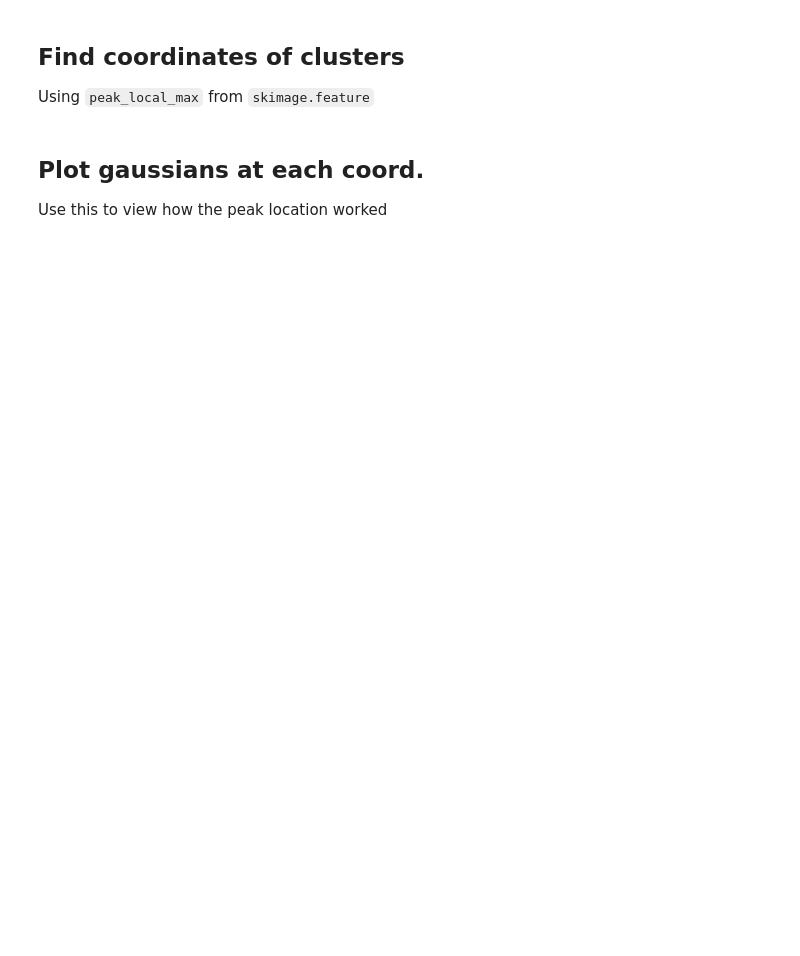
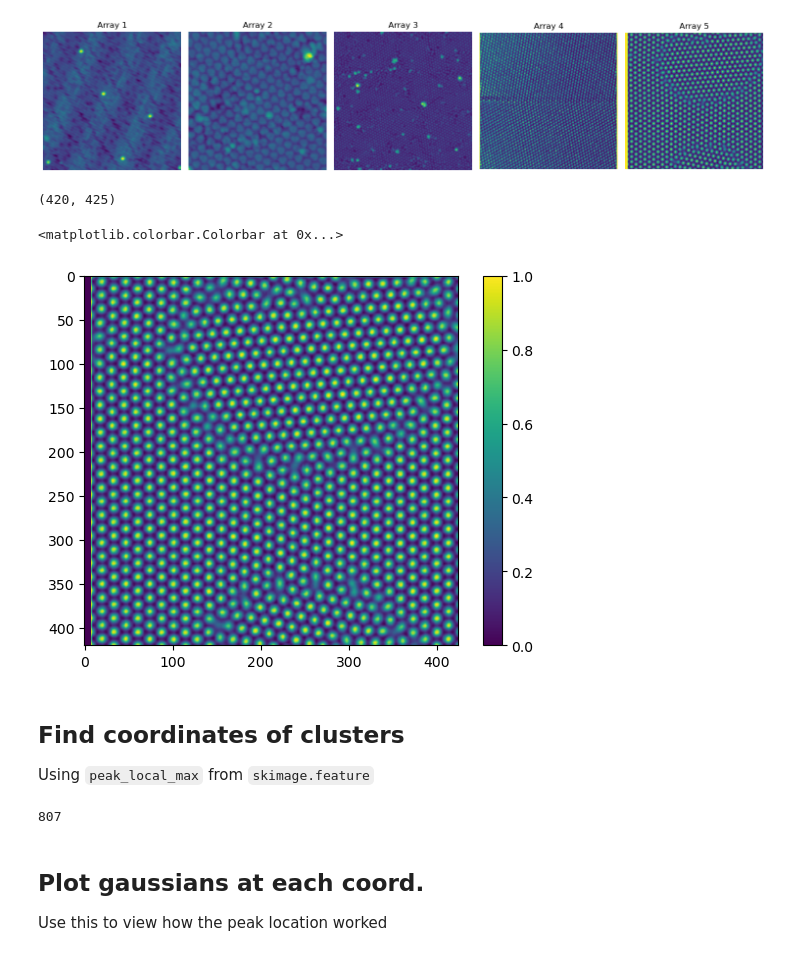
Before and after one commit to cadenmyers13/saf, a Jupyter notebook: notebooks/STM_analysis/STM.ipynb, the cells around one changed output. Saved outputs shown, nothing was run; the diff lists cells and outputs as text; code cells hidden in the pictures; blank space fills up the shorter version.

```diff
--- a/notebooks/STM_analysis/STM.ipynb
+++ b/notebooks/STM_analysis/STM.ipynb
@@ -21,47 +22,77 @@ def thresholding(image_array, threshold):
     return image_array
 # %%
 data_dir = '/Users/cadenmyers/billingelab/dev/sym_adapted_filts/data/STM_data/'
+
+# Path to the image
+tem_im = data_dir + "6foldTEM.png"
+
+# Load the image and convert to grayscale
+image = Image.open(tem_im).convert("L")  # "L" mode for grayscale
+image_array = np.array(image)
+
+# separate image_array in two halves at x index of 425
+image_array = image_array.astype(np.float32)  # Ensure the array is in float format
+
+# Convert to NumPy array
 
 # Load the data
 path1 = data_dir + "20241123_Lu166_0023.txt"
 path2 = data_dir + "20241206_Lu166_0041.txt"
 path3 = data_dir + "20241206_Lu166_0043.txt"
 
 array1 = np.loadtxt(path1)
 array2 = np.loadtxt(path2)
 array3 = np.loadtxt(path3)
+array4 = image_array[:, :425]  # Keep only the left half
+array5 = image_array[:, 425:]  # Keep only the right half
 
 # Plot all arrays
-fig, axes = plt.subplots(1, 3, figsize=(15*2, 5*2))
+fig, axes = plt.subplots(1, 5, figsize=(15, 5))
+axes = axes.flatten()  # Flatten the 2D array to a 1D array for easy indexing
 
 axes[0].imshow(array1, cmap='viridis')
 axes[0].set_title("Array 1")
 axes[0].axis('off')
 
 axes[1].imshow(array2, cmap='viridis')
 axes[1].set_title("Array 2")
 axes[1].axis('off')
 
 axes[2].imshow(array3, cmap='viridis')
 axes[2].set_title("Array 3")
 axes[2].axis('off')
 
+axes[3].imshow(array4, cmap='viridis')
+axes[3].set_title("Array 4")
+axes[3].axis('off')
+
+axes[4].imshow(array5, cmap='viridis')
+axes[4].set_title("Array 5")
+axes[4].axis('off')
+
 plt.tight_layout()
 plt.show()
 
-image_array = array3
+image_array = array5
 
-image_array = thresholding(image_array,.27)
+image_array = thresholding(image_array,.9)
 print(image_array.shape)
 plt.imshow(image_array)
 plt.colorbar()
+# %% [output]
+[figure, added]
+(420, 425)
+<matplotlib.colorbar.Colorbar at 0x...>
+[figure, added]
 # %% [markdown]
 ## Find coordinates of clusters
 Using `peak_local_max` from `skimage.feature`
 # %%
-threshold=.2
-coordinates = peak_local_max(image_array, min_distance=5, threshold_abs=threshold)
+
+coordinates = peak_local_max(image_array, min_distance=5)
 print(len(coordinates))
+# %% [output]
+807
 # %% [markdown]
 ## Plot gaussians at each coord.
 Use this to view how the peak location worked
```
Also changed, not shown: parts of 6 cells of this notebook, 9 other files.
